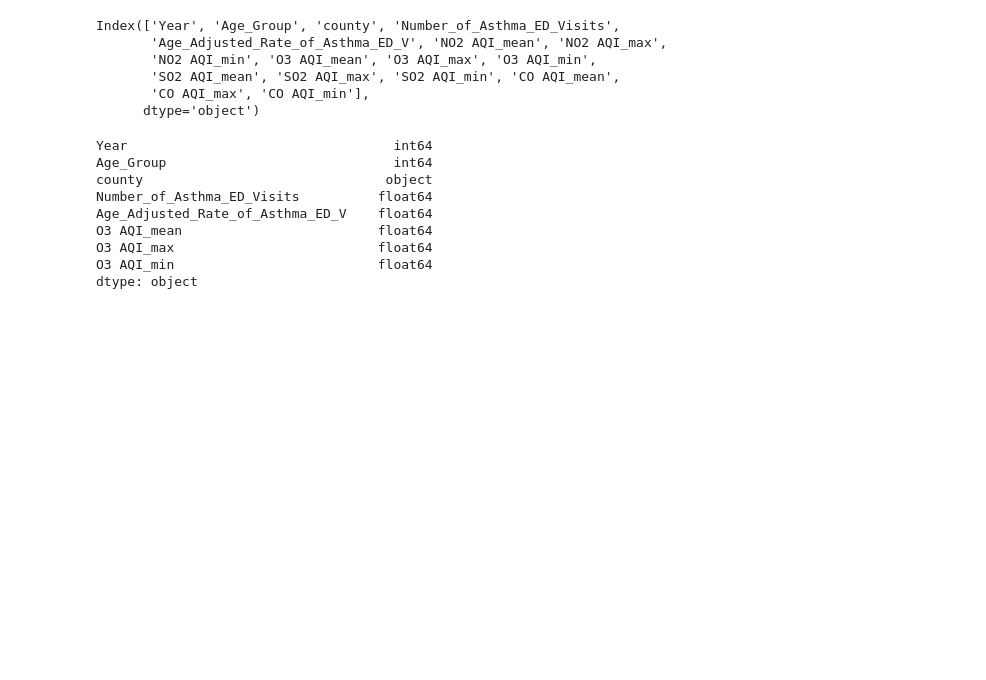
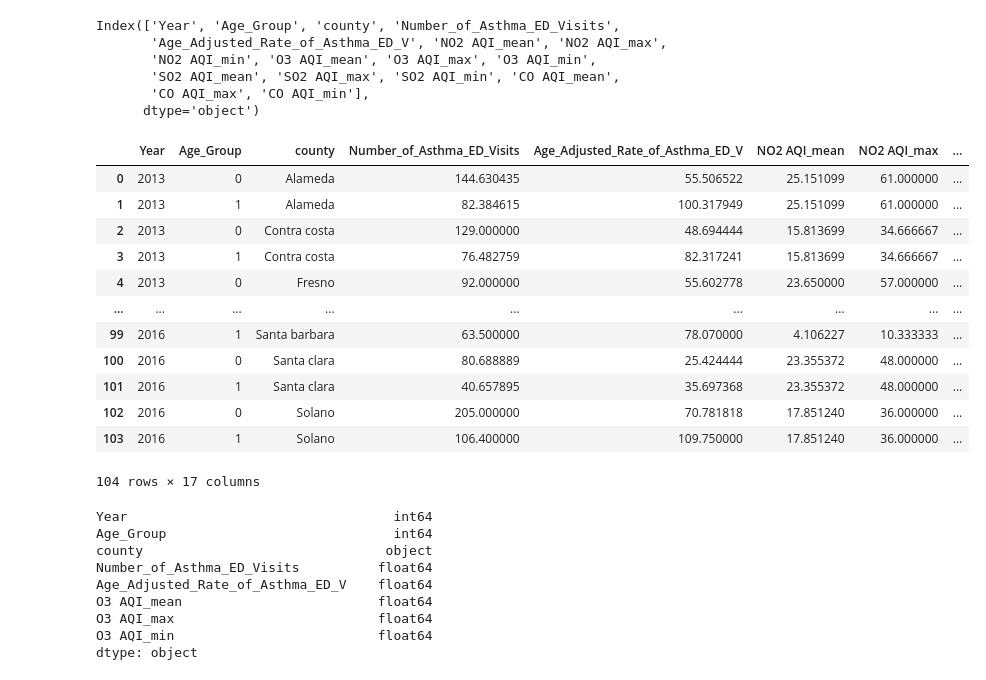
Before and after one commit to Rlizaran/Respiratory-Healthcare-Tool, a Jupyter notebook: 3.Data Modeling/Asthma_Model.ipynb, the cells around one changed output. Saved outputs shown, nothing was run; the diff lists cells and outputs as text; code cells hidden in the pictures; blank space fills up the shorter version.

```diff
--- a/3.Data Modeling/Asthma_Model.ipynb
+++ b/3.Data Modeling/Asthma_Model.ipynb
@@ -44,6 +44,22 @@ Index(['Year', 'Age_Group', 'county', 'Number_of_Asthma_ED_Visits',
        'SO2 AQI_mean', 'SO2 AQI_max', 'SO2 AQI_min', 'CO AQI_mean',
        'CO AQI_max', 'CO AQI_min'],
       dtype='object')
+# %%
+asthma_df
+# %% [output]
+|  | Year | Age_Group | county | Number_of_Asthma_ED_Visits | Age_Adjusted_Rate_of_Asthma_ED_V | NO2 AQI_mean | NO2 AQI_max | ... |
+| 0 | 2013 | 0 | Alameda | 144.630435 | 55.506522 | 25.151099 | 61.000000 | ... |
+| 1 | 2013 | 1 | Alameda | 82.384615 | 100.317949 | 25.151099 | 61.000000 | ... |
+| 2 | 2013 | 0 | Contra costa | 129.000000 | 48.694444 | 15.813699 | 34.666667 | ... |
+| 3 | 2013 | 1 | Contra costa | 76.482759 | 82.317241 | 15.813699 | 34.666667 | ... |
+| 4 | 2013 | 0 | Fresno | 92.000000 | 55.602778 | 23.650000 | 57.000000 | ... |
+| ... | ... | ... | ... | ... | ... | ... | ... | ... |
+| 99 | 2016 | 1 | Santa barbara | 63.500000 | 78.070000 | 4.106227 | 10.333333 | ... |
+| 100 | 2016 | 0 | Santa clara | 80.688889 | 25.424444 | 23.355372 | 48.000000 | ... |
+| 101 | 2016 | 1 | Santa clara | 40.657895 | 35.697368 | 23.355372 | 48.000000 | ... |
+| 102 | 2016 | 0 | Solano | 205.000000 | 70.781818 | 17.851240 | 36.000000 | ... |
+| 103 | 2016 | 1 | Solano | 106.400000 | 109.750000 | 17.851240 | 36.000000 | ... |
+104 rows × 17 columns
 # %%
 asthma_df_O3.to_html('asthma2.html')
 # %%
```
Also changed, not shown: parts of 26 cells of this notebook, 12 other files.
